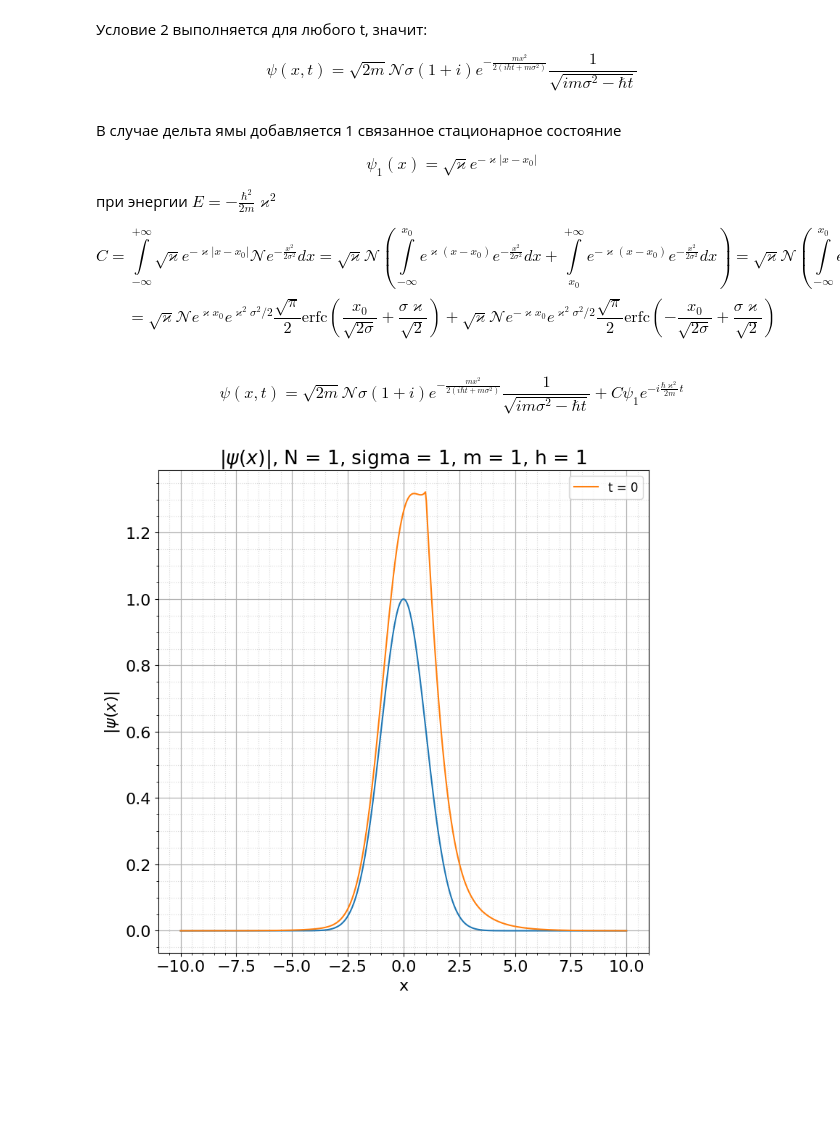
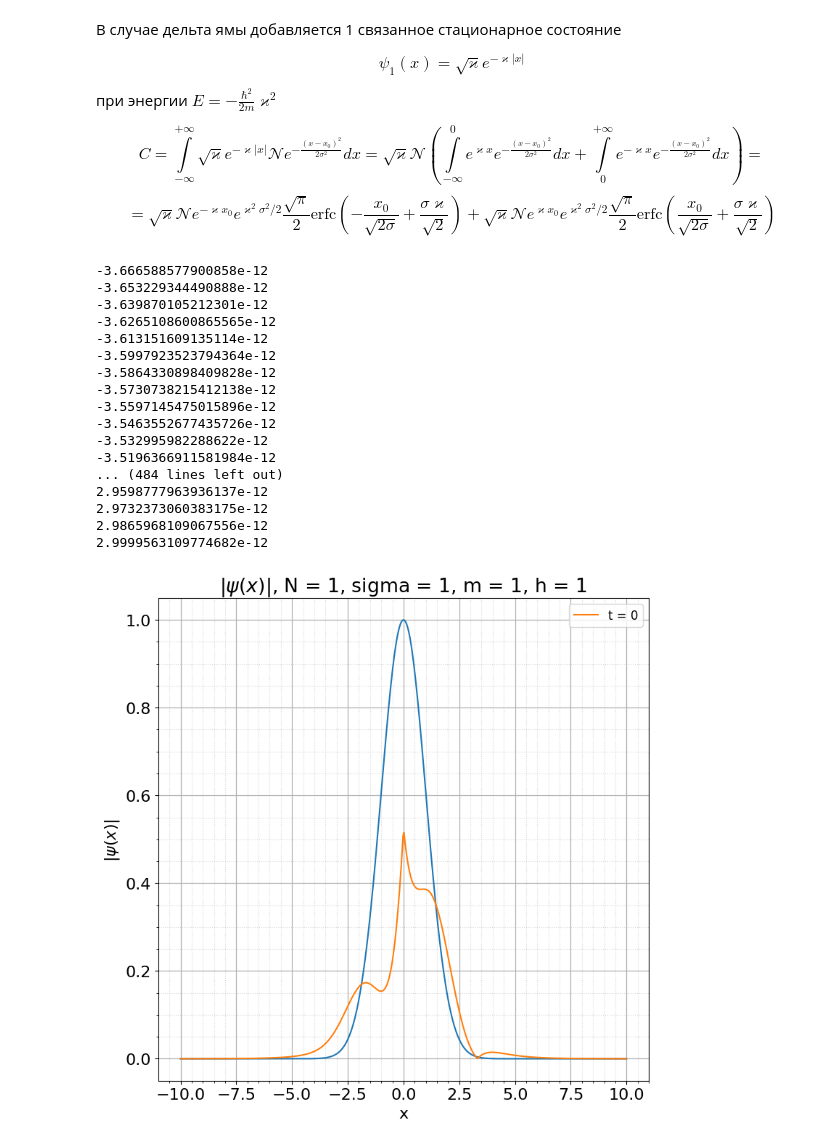
Before and after one commit to Panterrich/QuantumMechanics, a Jupyter notebook: task4.ipynb, the cells around one changed output. Drawn from its saved outputs; the diff is of its cells as text; code cells hidden in the pictures; blank space fills up the shorter version.

```diff
--- a/task4.ipynb
+++ b/task4.ipynb
@@ -53,15 +72,9 @@ $\displaystyle \begin{cases} \frac{0.707106781186548 \sqrt{2} N \sqrt{m} \sigma
-# %% [markdown]
-Условие 2 выполняется для любого t, значит:
-
-$$\psi(x, t) = \sqrt{2m} \mathcal{N} \sigma (1 + i) e^{-\frac{mx^2}{2(i \hbar t + m \sigma^2)}} \frac{1}{\sqrt{im\sigma^2 - \hbar t}} $$
 # %% [markdown]
 В случае дельта ямы добавляется 1 связанное стационарное состояние
 
-$$ \psi_1(x) = \sqrt{\varkappa} e^{-\varkappa |x - x_0|}$$
+$$ \psi_1(x) = \sqrt{\varkappa} e^{-\varkappa |x|}$$
 
 при энергии $E = - \frac{\hbar^2}{2m} \varkappa^2$
 
-$$C = \int \limits_{-\infty}^{+\infty}\sqrt{\varkappa} e^{-\varkappa |x - x_0|} \mathcal{N} e^{-\frac{x^2}{2 \sigma^2}} dx = \sqrt{\varkappa} \mathcal{N} \left(\int \limits_{-\infty}^{x_0} e^{\varkappa (x - x_0)}  e^{-\frac{x^2}{2 \sigma^2}} dx + \int \limits_{x_0}^{+\infty} e^{-\varkappa (x-x_0)}  e^{-\frac{x^2}{2 \sigma^2}} dx \right) = \sqrt{\varkappa} \mathcal{N} \left(\int \limits_{-\infty}^{x_0} e^{- \varkappa x_0}  e^{-\frac{x^2}{2 \sigma^2} + \varkappa x_0} dx + \int \limits_{x_0}^{+\infty} e^{-\varkappa x_0}  e^{-\frac{x^2}{2 \sigma^2} - \varkappa x} dx \right)$$
-$$ = \sqrt{\varkappa} \mathcal{N} e^{\varkappa x_0} e^{\varkappa^2 \sigma^2/2} \frac{\sqrt{\pi}}{2} \text{erfc}\left(\frac{x_0}{\sqrt{2\sigma}} + \frac{\sigma \varkappa}{\sqrt{2}}\right) + \sqrt{\varkappa} \mathcal{N} e^{-\varkappa x_0} e^{\varkappa^2 \sigma^2/2} \frac{\sqrt{\pi}}{2} \text{erfc}\left(-\frac{x_0}{\sqrt{2\sigma}} + \frac{\sigma \varkappa}{\sqrt{2}}\right)$$
+$$C = \int \limits_{-\infty}^{+\infty}\sqrt{\varkappa} e^{-\varkappa |x|} \mathcal{N} e^{-\frac{(x - x_0)^2}{2 \sigma^2}} dx = \sqrt{\varkappa} \mathcal{N} \left(\int \limits_{-\infty}^{0} e^{\varkappa x}  e^{-\frac{(x - x_0)^2}{2 \sigma^2}} dx + \int \limits_{0}^{+\infty} e^{-\varkappa x}  e^{-\frac{(x-x_0)^2}{2 \sigma^2}} dx \right) = $$
+$$ = \sqrt{\varkappa} \mathcal{N} e^{-\varkappa x_0} e^{\varkappa^2 \sigma^2/2} \frac{\sqrt{\pi}}{2} \text{erfc}\left(-\frac{x_0}{\sqrt{2\sigma}} + \frac{\sigma \varkappa}{\sqrt{2}}\right) + \sqrt{\varkappa} \mathcal{N} e^{\varkappa x_0} e^{\varkappa^2 \sigma^2/2} \frac{\sqrt{\pi}}{2} \text{erfc}\left(\frac{x_0}{\sqrt{2\sigma}} + \frac{\sigma \varkappa}{\sqrt{2}}\right)$$
-# %% [markdown]
-$$\psi(x, t) = \sqrt{2m} \mathcal{N} \sigma (1 + i) e^{-\frac{mx^2}{2(i \hbar t + m \sigma^2)}} \frac{1}{\sqrt{im\sigma^2 - \hbar t}} + C \psi_1 e^{-i \frac{\hbar \varkappa^2}{2m}t}$$
@@ -83,27 +81,80 @@ def psi(x, t, x_0 = 0, kappa = 1, m = 1, h = 1, N = 1, sigma = 1):
+# %%
+def psi_0(x, N = 1, sigma = 1):
+    return N * np.exp(- x ** 2 / (2 * sigma ** 2))
+
+def psi_1(x, x_0 = 0, kappa = 1):
+    return kappa ** 0.5 * np.exp(-kappa * np.abs(x))
+
+def expr(k, x, t, x_0 = 0, kappa = 1, m = 1, h = 1, N = 1, sigma = 1):
+    return np.exp(- 1 / 2 * sigma ** 2 * k ** 2) / (1 + kappa ** 2 / k ** 2) * (np.cos(k * x_0) - kappa / k * np.sin(k * x_0)) * (np.cos(k * x) - kappa / k * np.sin(k * x)) * np.exp(-1j * k ** 2 * h / 2 / m * t)
+
+
+def psi_k(x, t, x_0 = 0, kappa = 1, m = 1, h = 1, N = 1, sigma = 1):
+    return 2 * scipy.integrate.quad(expr, 0.001, 10, args = (x, t, x_0, kappa, m, h, N, sigma))
+
+def integral(x, t, x_0 = 0, kappa = 1, m = 1, h = 1, N = 1, sigma = 1):
+    def real_func(k, x, t, x_0 = 0, kappa = 1, m = 1, h = 1, N = 1, sigma = 1):
+        return np.real(expr(k, x, t, x_0, kappa, m, h, N, sigma))
+    def imag_func(k, x, t, x_0 = 0, kappa = 1, m = 1, h = 1, N = 1, sigma = 1):
+        return np.imag(expr(k, x, t, x_0, kappa, m, h, N, sigma))
+    a = 0.001
+    b = 10
+    real_integral = integrate.quad(real_func, a, b, args=(x, t, x_0, kappa, m, h, N, sigma))
+    imag_integral = integrate.quad(imag_func, a, b, args=(x, t, x_0, kappa, m, h, N, sigma))
+    return real_integral[0] + 1j*imag_integral[0]
+
+def CoeffBoundState(x_0 = 0, kappa = 1, N = 1, sigma = 1):
+    return np.pi ** 0.5 / 2 * kappa ** 0.5 * N * np.exp(kappa ** 2 * sigma ** 2 / 2) * \
+          (np.exp( kappa * x_0) * math.erfc( x_0 / (2 * sigma) ** 0.5 + sigma * kappa / 2 ** 0.5) + \
+           np.exp(-kappa * x_0) * math.erfc(-x_0 / (2 * sigma) ** 0.5 + sigma * kappa / 2 ** 0.5))
+
+def psi(x, t, x_0 = 0, kappa = 1, m = 1, h = 1, N = 1, sigma = 1):
+    return integral(x, t, x_0, kappa) + CoeffBoundState(x_0, kappa, N, sigma) * psi_1(x, x_0, kappa) * np.exp(-1j * h * kappa ** 2 / (2 * m) * t)
 # %%
 mpl.rcParams['font.size'] = 16                   # Управление стилем, в данном случаем - размером шрифта
 plt.figure(figsize = (8,8), facecolor = "white") # Создаем фигуру
 
 # Подписываем оси и график
 plt.title(r'$|\psi(x)|$, N = 1, sigma = 1, m = 1, h = 1')
 plt.ylabel(r'$|\psi(x)|$')
 plt.xlabel(r"x")
 
 x = np.linspace(-10, 10, 500)
 plt.plot(x, psi_0(x))
 
+res = []
 
-plt.plot(x, np.abs(psi(x, 0, 1, 1)), label='t = 0')
+for i in x:
+    res.append(np.abs(psi(i, 0, 1, 1)))
+
+plt.plot(x, res, label='t = 0')
 # plt.plot(x, np.abs(psi(x, 1, 1, 10)), label='t = 1')
 # plt.plot(x, np.abs(psi(x, 2, 1, 10)), label='t = 2')
 # plt.plot(x, np.abs(psi(x, 3, 1, 10)), label='t = 3')
 
 plt.grid(visible = True, which = 'major', axis = 'both', alpha = 1, linewidth = 0.9)   # Активируем сетку
 plt.grid(visible = True, which = 'minor', axis = 'both', alpha = 0.5, linestyle = ':')
 
 plt.minorticks_on()
 plt.tight_layout()
 plt.legend(loc='best', fontsize = 12) # Активируем легенду графика
 plt.show()
 # %% [output]
+-3.666588577900858e-12
+-3.653229344490888e-12
+-3.639870105212301e-12
+-3.6265108600865565e-12
+-3.613151609135114e-12
+-3.5997923523794364e-12
+-3.5864330898409828e-12
+-3.5730738215412138e-12
+-3.5597145475015896e-12
+-3.5463552677435726e-12
+-3.532995982288622e-12
+-3.5196366911581984e-12
+... (484 lines left out)
+2.9598777963936137e-12
+2.9732373060383175e-12
+2.9865968109067556e-12
+2.9999563109774682e-12
-[figure, old version]
+[figure, new version]
```
Also changed, not shown: parts of 4 cells of this notebook.
